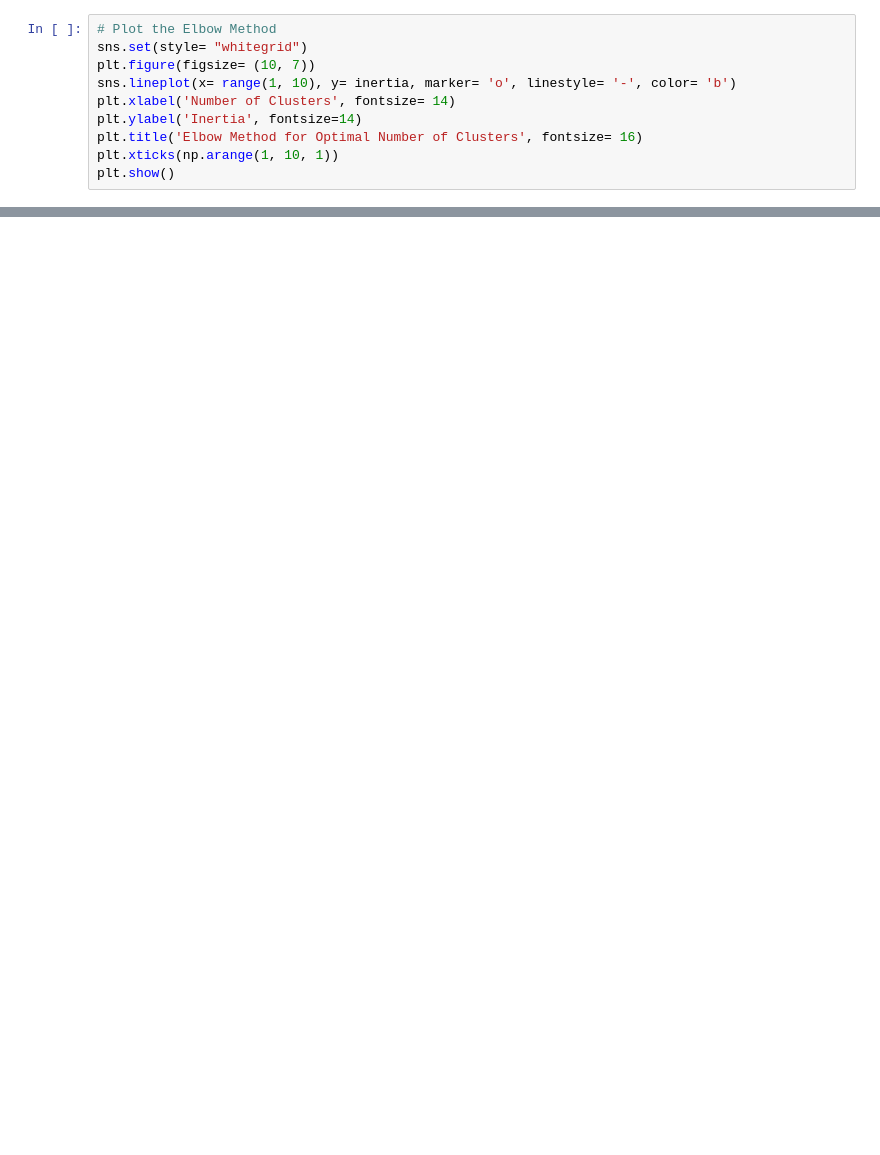
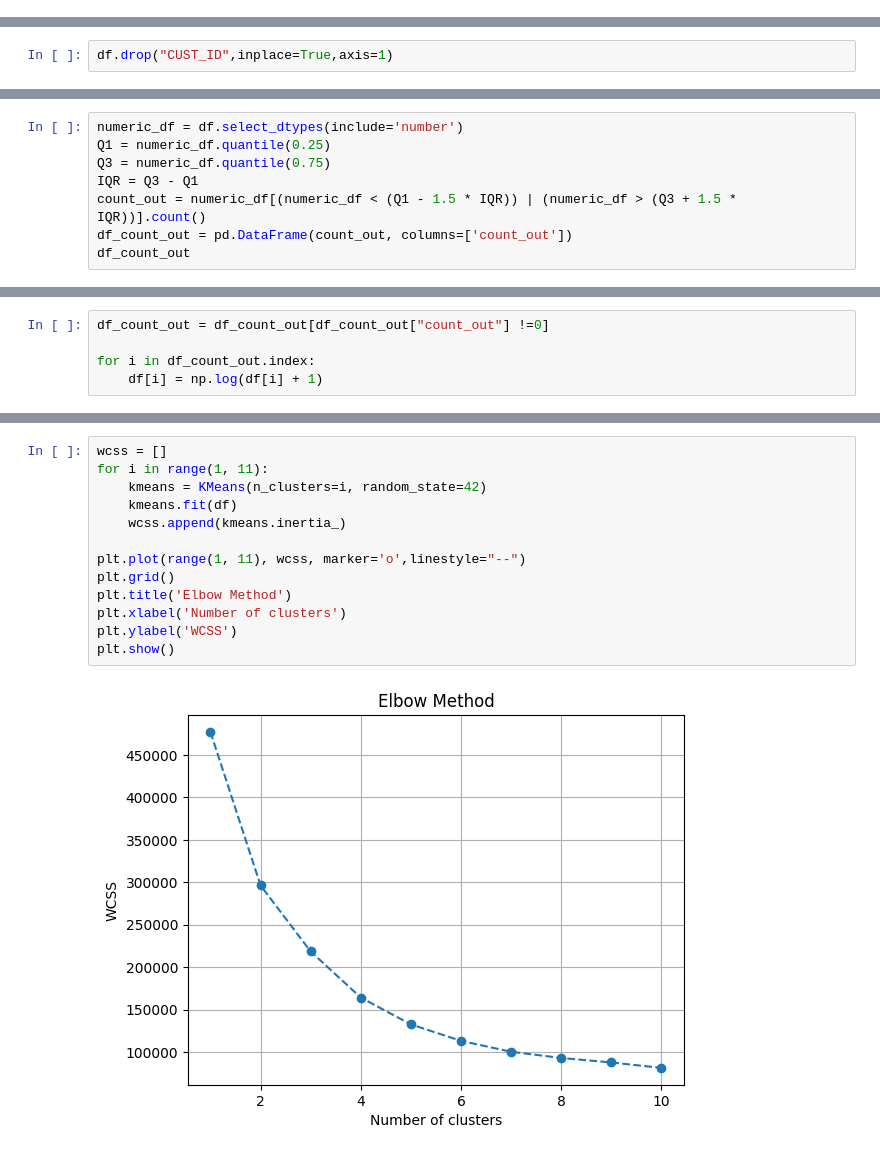
Before and after one commit to ridvanyigit/Examples, a Jupyter notebook: Customer_Segmentation.ipynb, the cells around one changed output, grey strips where cells are left out. Cells and saved outputs as stored; diff of their text form; blank space fills up the shorter version.

```diff
--- a/Customer_Segmentation.ipynb
+++ b/Customer_Segmentation.ipynb
@@ -241,10 +86,0 @@ for n_clusters in range(1, 10):
-# %%
-# Plot the Elbow Method
-sns.set(style= "whitegrid")
-plt.figure(figsize= (10, 7))
-sns.lineplot(x= range(1, 10), y= inertia, marker= 'o', linestyle= '-', color= 'b')
-plt.xlabel('Number of Clusters', fontsize= 14)
-plt.ylabel('Inertia', fontsize=14)
-plt.title('Elbow Method for Optimal Number of Clusters', fontsize= 16)
-plt.xticks(np.arange(1, 10, 1))
-plt.show()
@@ -311,0 +87,2 @@ plt.show()
+# %%
+df.drop("CUST_ID",inplace=True,axis=1)
@@ -311,0 +103,8 @@ plt.show()
+# %%
+numeric_df = df.select_dtypes(include='number')
+Q1 = numeric_df.quantile(0.25)
+Q3 = numeric_df.quantile(0.75)
+IQR = Q3 - Q1
+count_out = numeric_df[(numeric_df < (Q1 - 1.5 * IQR)) | (numeric_df > (Q3 + 1.5 * IQR))].count()
+df_count_out = pd.DataFrame(count_out, columns=['count_out'])
+df_count_out
@@ -311,0 +130,5 @@ plt.show()
+# %%
+df_count_out = df_count_out[df_count_out["count_out"] !=0]
+
+for i in df_count_out.index:
+    df[i] = np.log(df[i] + 1)
@@ -311,0 +162,15 @@ plt.show()
+# %%
+wcss = []
+for i in range(1, 11):
+    kmeans = KMeans(n_clusters=i, random_state=42)
+    kmeans.fit(df)
+    wcss.append(kmeans.inertia_)
+
+plt.plot(range(1, 11), wcss, marker='o',linestyle="--")
+plt.grid()
+plt.title('Elbow Method')
+plt.xlabel('Number of clusters')
+plt.ylabel('WCSS')
+plt.show()
+# %% [output]
+[figure, added]
```
Also changed, not shown: parts of 32 cells of this notebook.
